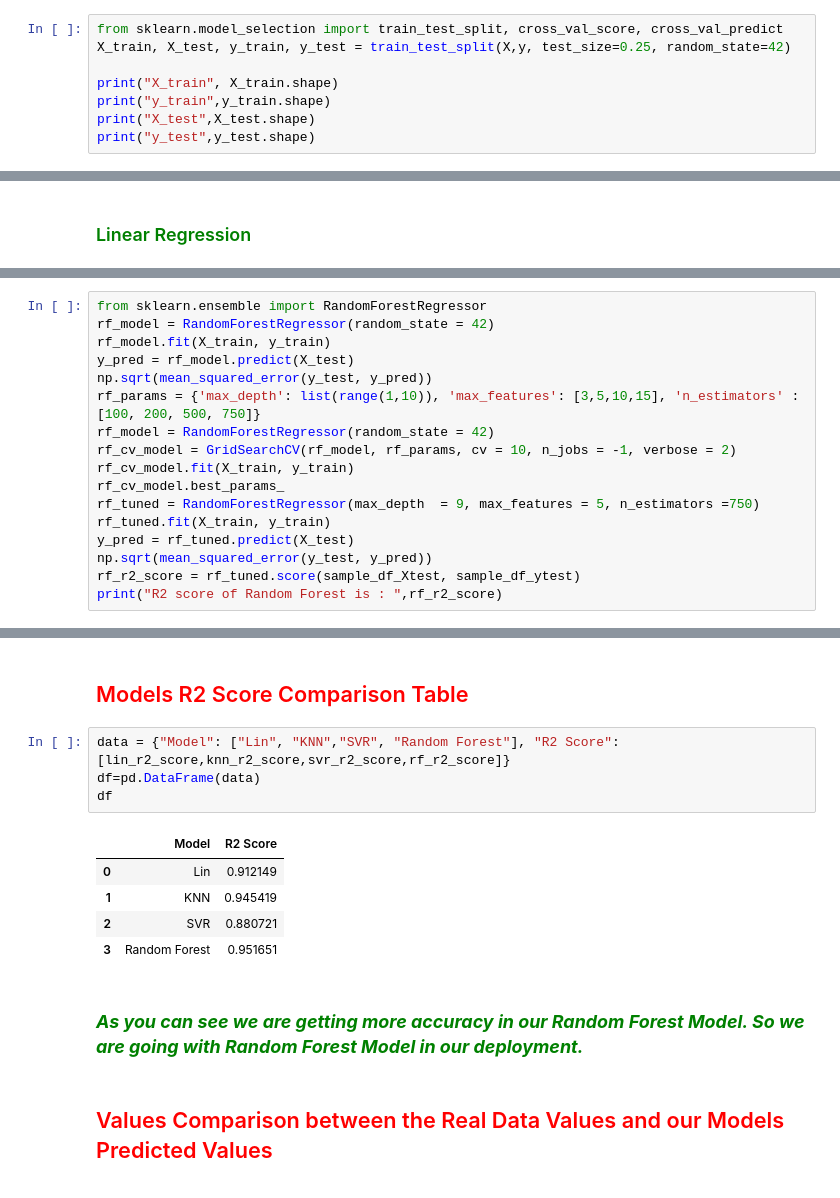
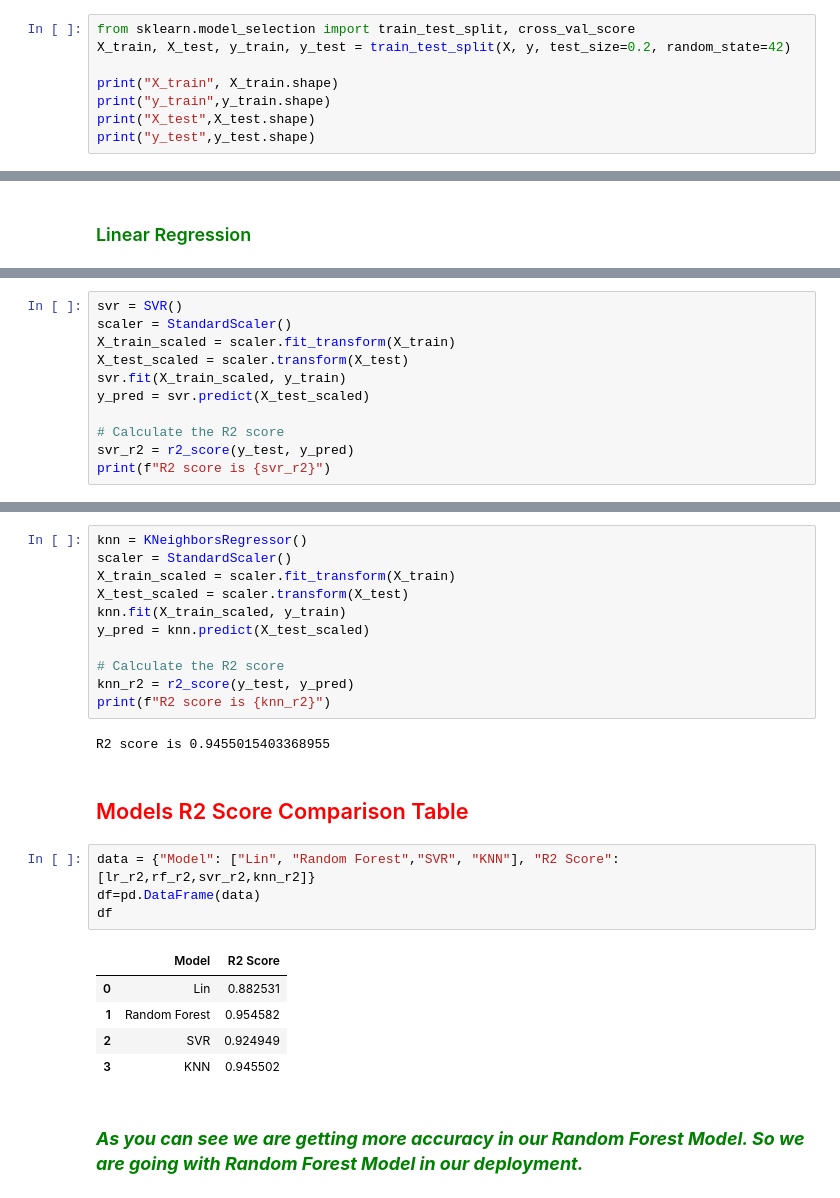
Before and after one commit to rajveersinghcse/CO2-Emission-Prediction, a Jupyter notebook: co2_emission_by_vehical_project.ipynb, the cells around one changed output, grey strips where cells are left out. Cells and saved outputs as stored; diff of their text form.

```diff
--- a/co2_emission_by_vehical_project.ipynb
+++ b/co2_emission_by_vehical_project.ipynb
@@ -779,7 +797,7 @@ y
 Name: CO2 Emissions(g/km), Length: 6309, dtype: float32
 # %%
-from sklearn.model_selection import train_test_split, cross_val_score, cross_val_predict
-X_train, X_test, y_train, y_test = train_test_split(X,y, test_size=0.25, random_state=42)
+from sklearn.model_selection import train_test_split, cross_val_score
+X_train, X_test, y_train, y_test = train_test_split(X, y, test_size=0.2, random_state=42)
 
 print("X_train", X_train.shape)
 print("y_train",y_train.shape)
@@ -839,0 +853,11 @@ Mean Diff:  7.3534500000000005
+# %%
+svr = SVR()
+scaler = StandardScaler()
+X_train_scaled = scaler.fit_transform(X_train)
+X_test_scaled = scaler.transform(X_test)
+svr.fit(X_train_scaled, y_train)
+y_pred = svr.predict(X_test_scaled)
+
+# Calculate the R2 score
+svr_r2 = r2_score(y_test, y_pred)
+print(f"R2 score is {svr_r2}")
@@ -945,17 +867,0 @@ Mean Diff:  7.636000000000001
-# %%
-from sklearn.ensemble import RandomForestRegressor
-rf_model = RandomForestRegressor(random_state = 42)
-rf_model.fit(X_train, y_train)
-y_pred = rf_model.predict(X_test)
-np.sqrt(mean_squared_error(y_test, y_pred))
-rf_params = {'max_depth': list(range(1,10)), 'max_features': [3,5,10,15], 'n_estimators' : [100, 200, 500, 750]}
-rf_model = RandomForestRegressor(random_state = 42)
-rf_cv_model = GridSearchCV(rf_model, rf_params, cv = 10, n_jobs = -1, verbose = 2)
-rf_cv_model.fit(X_train, y_train)
-rf_cv_model.best_params_
-rf_tuned = RandomForestRegressor(max_depth  = 9, max_features = 5, n_estimators =750)
-rf_tuned.fit(X_train, y_train)
-y_pred = rf_tuned.predict(X_test)
-np.sqrt(mean_squared_error(y_test, y_pred))
-rf_r2_score = rf_tuned.score(sample_df_Xtest, sample_df_ytest)
-print("R2 score of Random Forest is : ",rf_r2_score)
@@ -996,16 +868,27 @@ Mean Diff:  4.7198
+# %%
+knn = KNeighborsRegressor()
+scaler = StandardScaler()
+X_train_scaled = scaler.fit_transform(X_train)
+X_test_scaled = scaler.transform(X_test)
+knn.fit(X_train_scaled, y_train)
+y_pred = knn.predict(X_test_scaled)
+
+# Calculate the R2 score
+knn_r2 = r2_score(y_test, y_pred)
+print(f"R2 score is {knn_r2}")
+# %% [output]
+R2 score is 0.9455015403368955
 # %% [markdown]
 ## <font color='red'> Models R2 Score Comparison Table </font>
 # %%
-data = {"Model": ["Lin", "KNN","SVR", "Random Forest"], "R2 Score": [lin_r2_score,knn_r2_score,svr_r2_score,rf_r2_score]}
+data = {"Model": ["Lin", "Random Forest","SVR", "KNN"], "R2 Score": [lr_r2,rf_r2,svr_r2,knn_r2]}
 df=pd.DataFrame(data)
 df
 # %% [output]
 |  | Model | R2 Score |
-| 0 | Lin | 0.912149 |
-| 1 | KNN | 0.945419 |
-| 2 | SVR | 0.880721 |
-| 3 | Random Forest | 0.951651 |
+| 0 | Lin | 0.882531 |
+| 1 | Random Forest | 0.954582 |
+| 2 | SVR | 0.924949 |
+| 3 | KNN | 0.945502 |
 # %% [markdown]
 ### ***<font color='green'>As you can see we are getting more accuracy in our Random Forest Model. So we are going with Random Forest Model in our deployment.</font>***
-# %% [markdown]
-## <font color='red'> Values Comparison between the Real Data Values and our Models Predicted Values </font>
```
Also changed, not shown: parts of 31 cells of this notebook, 1 other file.
